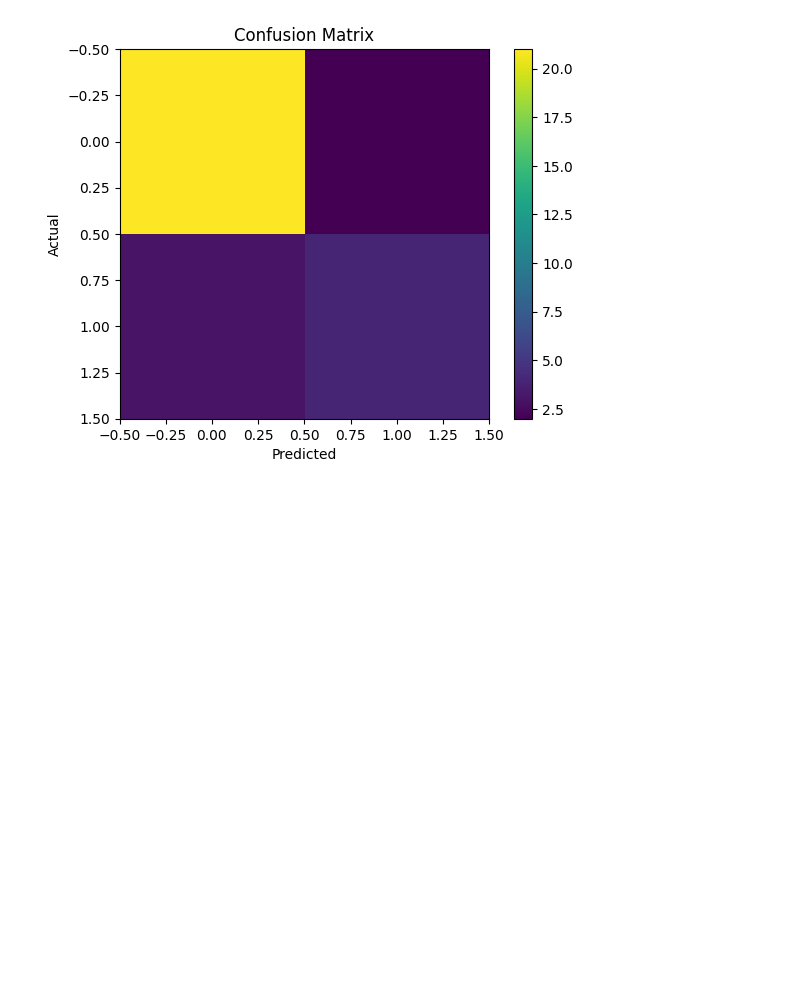
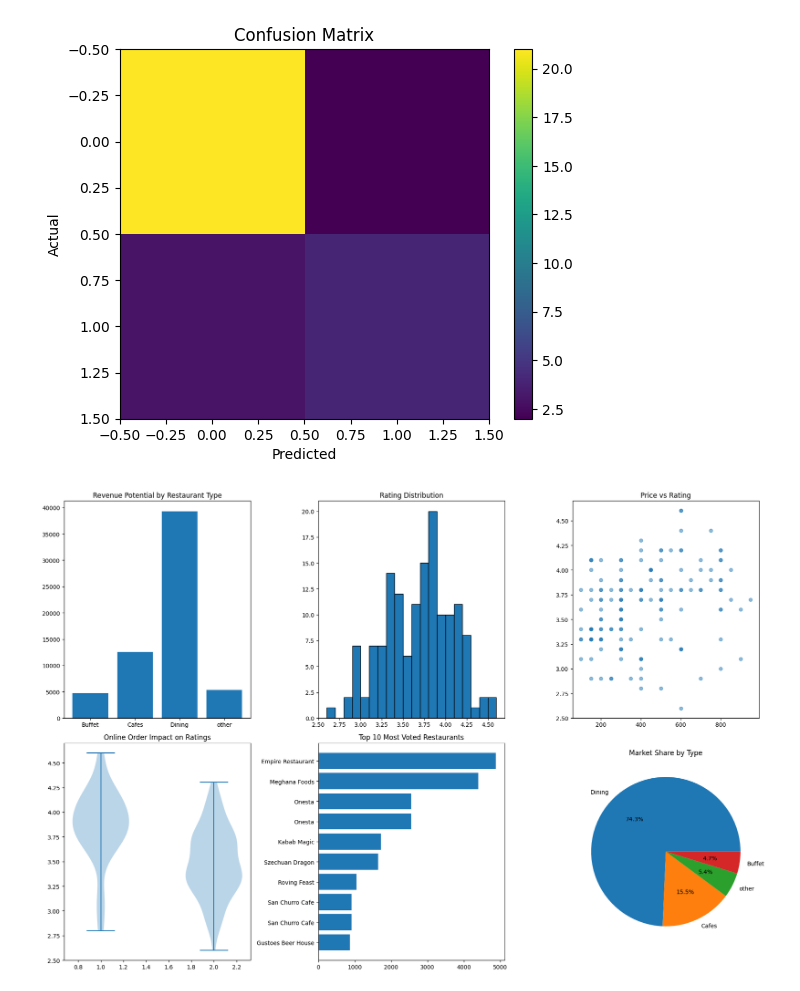
Before and after one commit to utkarsh2387/Zomato-Data-Analysis-project, a Jupyter notebook: zomato project.ipynb, the cells around one changed output. Cells and saved outputs as stored; diff of their text form; code cells hidden in the pictures; blank space fills up the shorter version.

```diff
--- a/zomato project.ipynb
+++ b/zomato project.ipynb
@@ -306,3 +306,55 @@ plt.show()
 # %% [output]
 [figure]
 [figure]
+# %%
+# Create comprehensive dashboard
+fig, axes = plt.subplots(2, 3, figsize=(18, 12))
+
+# Load a fresh copy of the data for plotting
+df_plot = pd.read_csv("/content/Zomato data .csv")
+
+# Apply necessary preprocessing steps to df_plot
+def handleRate(value):
+    value = str(value).split('/')
+    value = value[0]
+    return float(value)
+df_plot['rate'] = df_plot['rate'].apply(handleRate)
+df_plot.rename(columns={'approx_cost(for two people)':'cost_for_two'}, inplace=True)
+
+
+# 1. Revenue potential by type
+revenue_proxy = df_plot.groupby('listed_in(type)')['cost_for_two'].sum()
+axes[0,0].bar(revenue_proxy.index, revenue_proxy.values)
+axes[0,0].set_title('Revenue Potential by Restaurant Type')
+
+# 2. Rating distribution
+axes[0,1].hist(df_plot['rate'], bins=20, edgecolor='black')
+axes[0,1].set_title('Rating Distribution')
+
+# 3. Price vs Rating scatter
+axes[0,2].scatter(df_plot['cost_for_two'], df_plot['rate'], alpha=0.5)
+axes[0,2].set_title('Price vs Rating')
+
+# 4. Online order impact
+axes[1,0].violinplot([df_plot[df_plot['online_order']=='Yes']['rate'].dropna(),
+                       df_plot[df_plot['online_order']=='No']['rate'].dropna()])
+axes[1,0].set_title('Online Order Impact on Ratings')
+
+# 5. Top performing restaurants
+top_restaurants = df_plot.nlargest(10, 'votes')[['name', 'votes', 'rate']]
+axes[1,1].barh(range(len(top_restaurants)), top_restaurants['votes'])
+axes[1,1].set_title('Top 10 Most Voted Restaurants')
+axes[1,1].set_yticks(range(len(top_restaurants)))
+axes[1,1].set_yticklabels(top_restaurants['name'])
+axes[1,1].invert_yaxis() # Display top restaurant at the top
+
+# 6. Market share by type
+axes[1,2].pie(df_plot['listed_in(type)'].value_counts(),
+              labels=df_plot['listed_in(type)'].value_counts().index,
+              autopct='%1.1f%%')
+axes[1,2].set_title('Market Share by Type')
+
+plt.tight_layout()
+plt.show()
+# %% [output]
+[figure, added]
```
